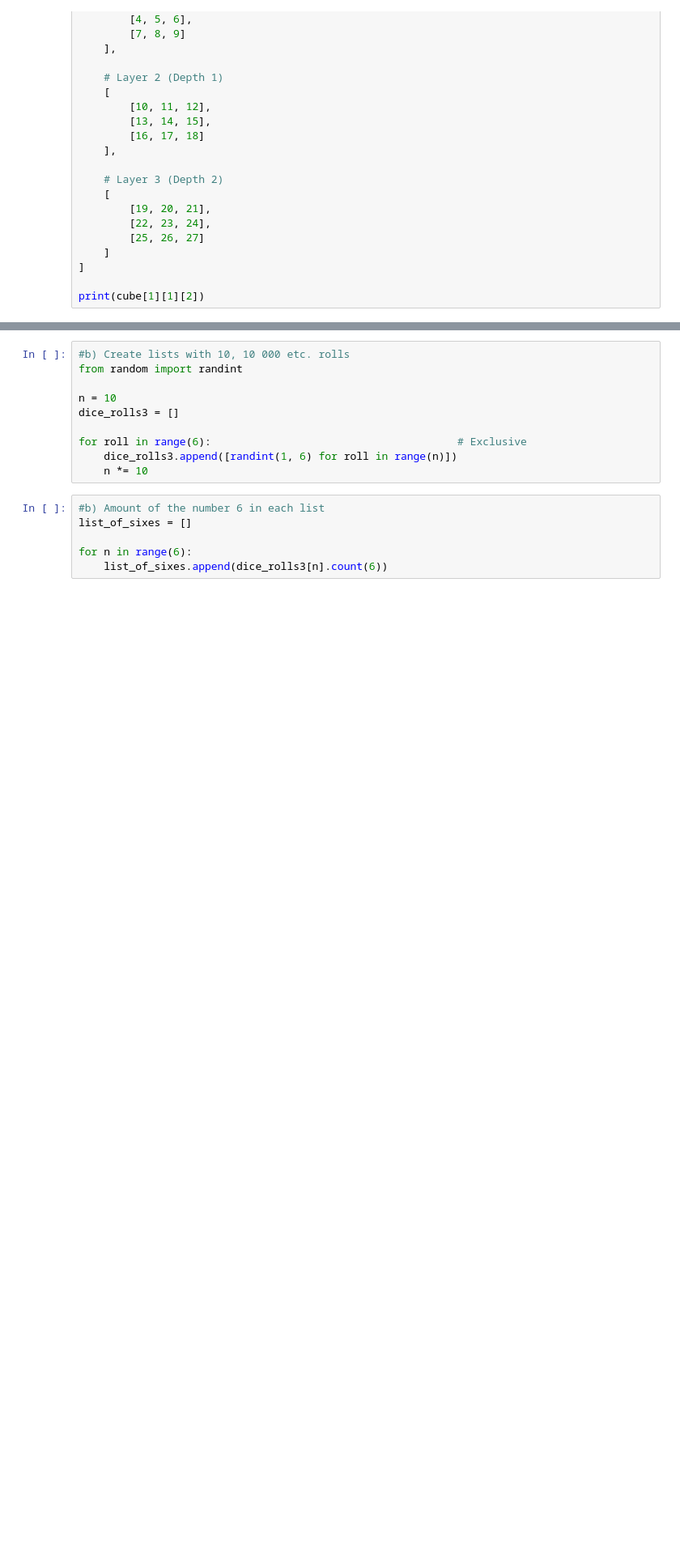
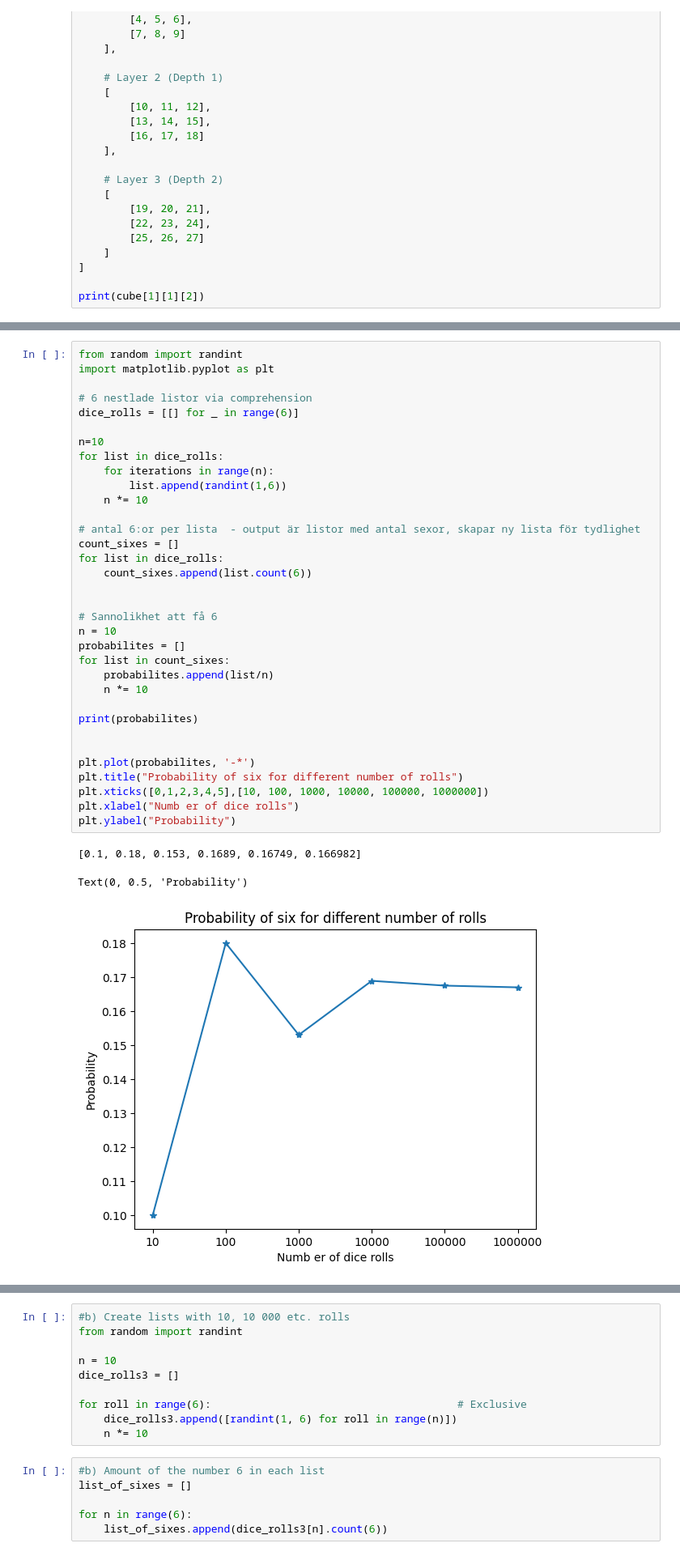
Before and after one commit to yomo001/Python-Younis-Moussavi, a Jupyter notebook: Exercises/04-list-exercise.ipynb, the cells around one changed output, grey strips where cells are left out. Shown at 81% size. Drawn from its saved outputs; the diff is of its cells as text; blank space fills up the shorter version.

```diff
--- a/Exercises/04-list-exercise.ipynb
+++ b/Exercises/04-list-exercise.ipynb
@@ -326,6 +387,44 @@ random.seed(1)
 <img align="left" src="../Assets/probability_six_graph.png" width="300"/>
 
 </details>
+# %%
+from random import randint
+import matplotlib.pyplot as plt
+
+# 6 nestlade listor via comprehension
+dice_rolls = [[] for _ in range(6)]
+
+n=10
+for list in dice_rolls:
+    for iterations in range(n):
+        list.append(randint(1,6))
+    n *= 10
+
+# antal 6:or per lista  - output är listor med antal sexor, skapar ny lista för tydlighet
+count_sixes = []
+for list in dice_rolls:
+    count_sixes.append(list.count(6))
+
+
+# Sannolikhet att få 6
+n = 10
+probabilites = []
+for list in count_sixes:
+    probabilites.append(list/n)
+    n *= 10
+
+print(probabilites)
+
+
+plt.plot(probabilites, '-*')
+plt.title("Probability of six for different number of rolls")
+plt.xticks([0,1,2,3,4,5],[10, 100, 1000, 10000, 100000, 1000000])
+plt.xlabel("Numb er of dice rolls")
+plt.ylabel("Probability")
+# %% [output]
+[0.1, 0.18, 0.153, 0.1689, 0.16749, 0.166982]
+Text(0, 0.5, 'Probability')
+[figure, added]
 # %%
 #a)
 from random import randint
```
Also changed, not shown: parts of 9 cells of this notebook, 10 other files.
